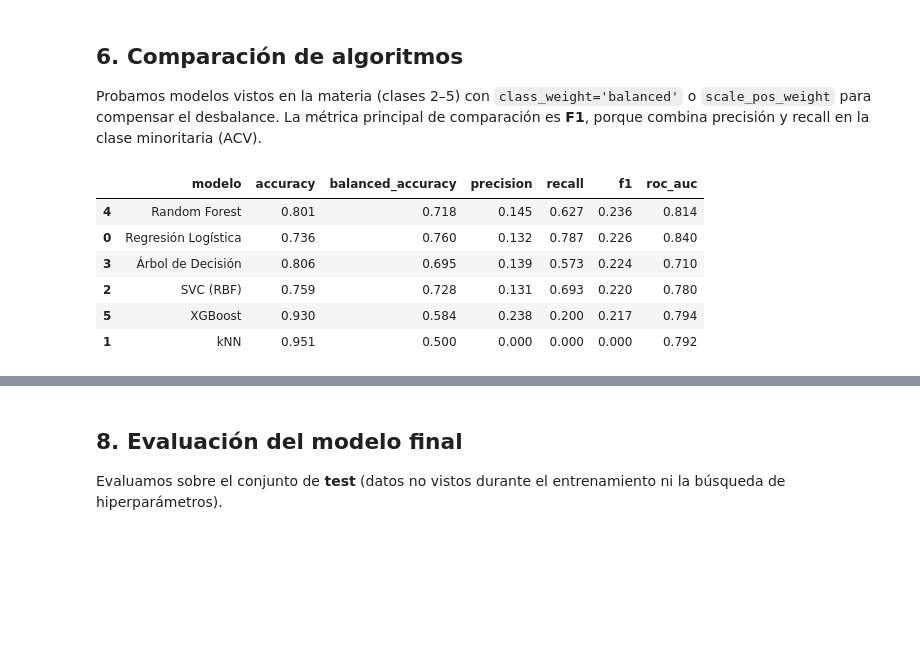
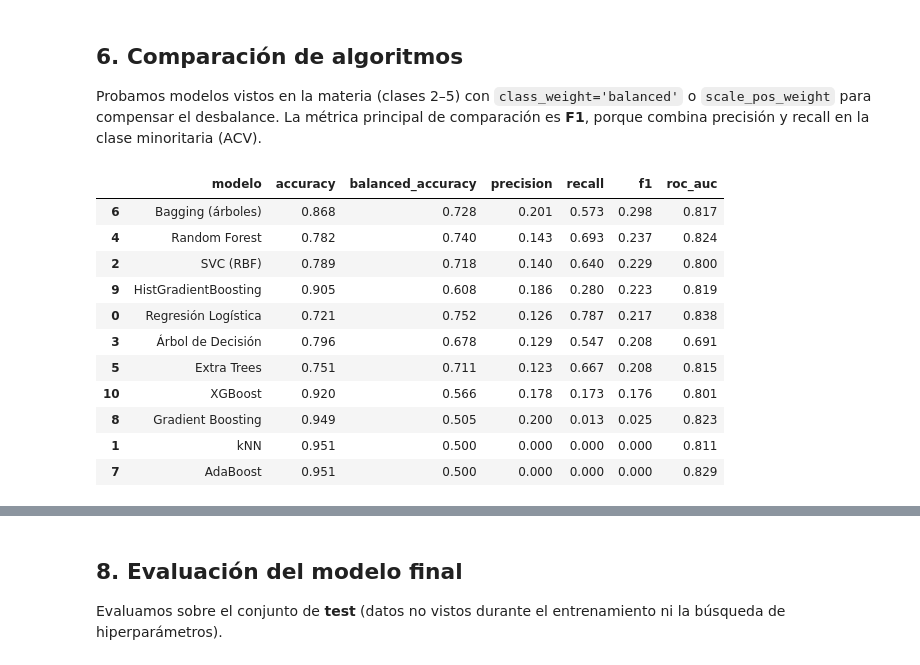
Before and after one commit to jbmild/ceia-ap-maquina, a Jupyter notebook: tp.ipynb, the cells around one changed output, grey strips where cells are left out. Saved outputs shown, nothing was run; the diff lists cells and outputs as text; code cells hidden in the pictures; blank space fills up the shorter version.

```diff
--- a/tp.ipynb
+++ b/tp.ipynb
@@ -303,7 +389,35 @@ df["ever_married"] = (df["ever_married"] == "Yes").astype(int)
 # Convertir bmi a numérico
 df["bmi"] = pd.to_numeric(df["bmi"], errors="coerce")
 
-CATEGORICAL_FEATURES = ["gender", "work_type", "Residence_type", "smoking_status"]
+# --- Feature engineering ---
+# Discretizamos variables continuas en categorías clínicas. Mantenemos también
+# las variables continuas originales: las categorías ayudan a modelos lineales a
+# capturar relaciones no lineales (p. ej. el riesgo no crece de forma lineal con la edad).
+df["bmi_category"] = pd.cut(
+    df["bmi"],
+    bins=[0, 18.5, 24.9, 29.9, np.inf],
+    labels=["bajo_peso", "normal", "sobrepeso", "obeso"],
+)
+df["glucose_category"] = pd.cut(
+    df["avg_glucose_level"],
+    bins=[0, 70, 100, 125, np.inf],
+    labels=["bajo", "normal", "prediabetes", "diabetes"],
+)
+df["age_group"] = pd.cut(
+    df["age"],
+    bins=[0, 18, 35, 50, 65, np.inf],
+    labels=["<18", "18-35", "36-50", "51-65", ">65"],
+)
+
+CATEGORICAL_FEATURES = [
+    "gender",
+    "work_type",
+    "Residence_type",
+    "smoking_status",
+    "bmi_category",
+    "glucose_category",
+    "age_group",
+]
 df = pd.get_dummies(df, columns=CATEGORICAL_FEATURES, drop_first=True)
 
 # Dummies como enteros (0/1) para consistencia numérica
@@ -405,39 +520,56 @@ candidate_models = {
     "Regresión Logística": LogisticRegression(
         class_weight="balanced", max_iter=2000, random_state=RANDOM_STATE
     ),
     "kNN": KNeighborsClassifier(n_neighbors=35, weights="distance", p=2),
     "SVC (RBF)": SVC(
         class_weight="balanced", probability=True, C=1, kernel="rbf", random_state=RANDOM_STATE
     ),
     "Árbol de Decisión": DecisionTreeClassifier(
         class_weight="balanced", max_depth=8, random_state=RANDOM_STATE
     ),
     "Random Forest": RandomForestClassifier(
         class_weight="balanced", n_estimators=200, max_depth=8, random_state=RANDOM_STATE
     ),
+    "Extra Trees": ExtraTreesClassifier(
+        class_weight="balanced", n_estimators=200, max_depth=8, random_state=RANDOM_STATE
+    ),
+    "Bagging (árboles)": BaggingClassifier(
+        estimator=DecisionTreeClassifier(class_weight="balanced", max_depth=8, random_state=RANDOM_STATE),
+        n_estimators=200, random_state=RANDOM_STATE,
+    ),
+    "AdaBoost": AdaBoostClassifier(n_estimators=200, random_state=RANDOM_STATE),
+    "Gradient Boosting": GradientBoostingClassifier(random_state=RANDOM_STATE),
+    "HistGradientBoosting": HistGradientBoostingClassifier(
+        class_weight="balanced", random_state=RANDOM_STATE
+    ),
     "XGBoost": XGBClassifier(
         scale_pos_weight=scale_pos_weight,
         eval_metric="logloss",
         random_state=RANDOM_STATE,
     ),
 }
 
 results = [evaluate_model(name, model) for name, model in candidate_models.items()]
 comparison_df = (
     pd.DataFrame(results)
     .drop(columns="pipeline")
     .sort_values("f1", ascending=False)
     .round(3)
 )
 comparison_df
 # %% [output]
 |  | modelo | accuracy | balanced_accuracy | precision | recall | f1 | roc_auc |
-| 4 | Random Forest | 0.801 | 0.718 | 0.145 | 0.627 | 0.236 | 0.814 |
-| 0 | Regresión Logística | 0.736 | 0.760 | 0.132 | 0.787 | 0.226 | 0.840 |
-| 3 | Árbol de Decisión | 0.806 | 0.695 | 0.139 | 0.573 | 0.224 | 0.710 |
-| 2 | SVC (RBF) | 0.759 | 0.728 | 0.131 | 0.693 | 0.220 | 0.780 |
-| 5 | XGBoost | 0.930 | 0.584 | 0.238 | 0.200 | 0.217 | 0.794 |
-| 1 | kNN | 0.951 | 0.500 | 0.000 | 0.000 | 0.000 | 0.792 |
+| 6 | Bagging (árboles) | 0.868 | 0.728 | 0.201 | 0.573 | 0.298 | 0.817 |
+| 4 | Random Forest | 0.782 | 0.740 | 0.143 | 0.693 | 0.237 | 0.824 |
+| 2 | SVC (RBF) | 0.789 | 0.718 | 0.140 | 0.640 | 0.229 | 0.800 |
+| 9 | HistGradientBoosting | 0.905 | 0.608 | 0.186 | 0.280 | 0.223 | 0.819 |
+| 0 | Regresión Logística | 0.721 | 0.752 | 0.126 | 0.787 | 0.217 | 0.838 |
+| 3 | Árbol de Decisión | 0.796 | 0.678 | 0.129 | 0.547 | 0.208 | 0.691 |
+| 5 | Extra Trees | 0.751 | 0.711 | 0.123 | 0.667 | 0.208 | 0.815 |
+| 10 | XGBoost | 0.920 | 0.566 | 0.178 | 0.173 | 0.176 | 0.801 |
+| 8 | Gradient Boosting | 0.949 | 0.505 | 0.200 | 0.013 | 0.025 | 0.823 |
+| 1 | kNN | 0.951 | 0.500 | 0.000 | 0.000 | 0.000 | 0.811 |
+| 7 | AdaBoost | 0.951 | 0.500 | 0.000 | 0.000 | 0.000 | 0.829 |
 # %% [markdown]
 ### 6.1 Justificación de la elección del algoritmo
 
```
Also changed, not shown: parts of 34 cells of this notebook, 49 other files.
